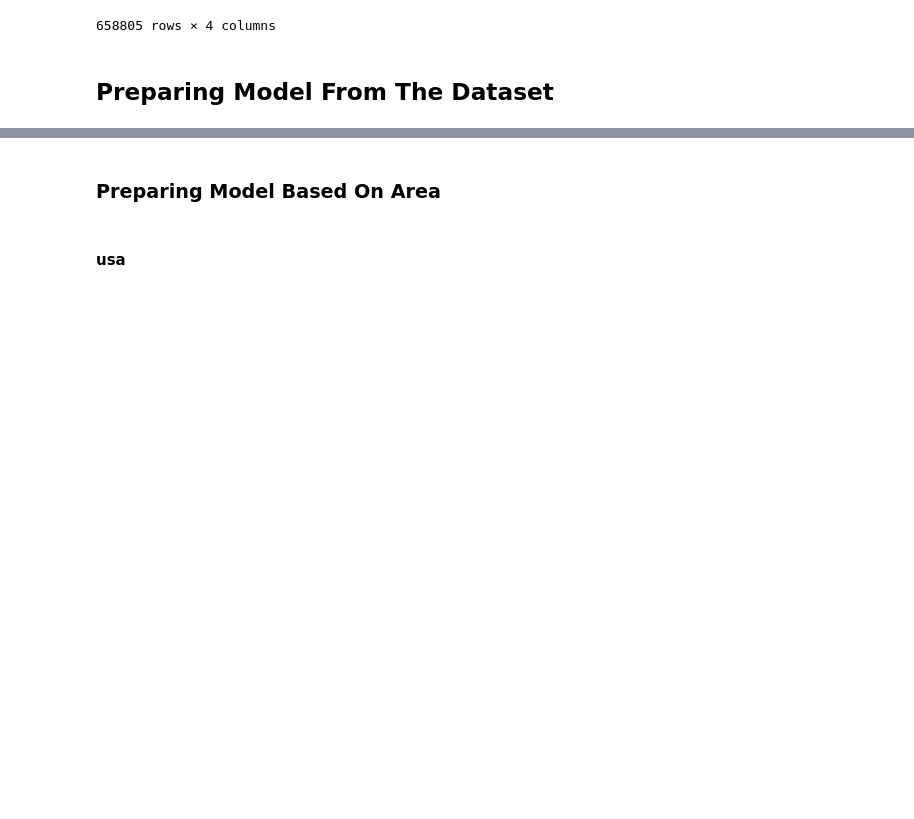
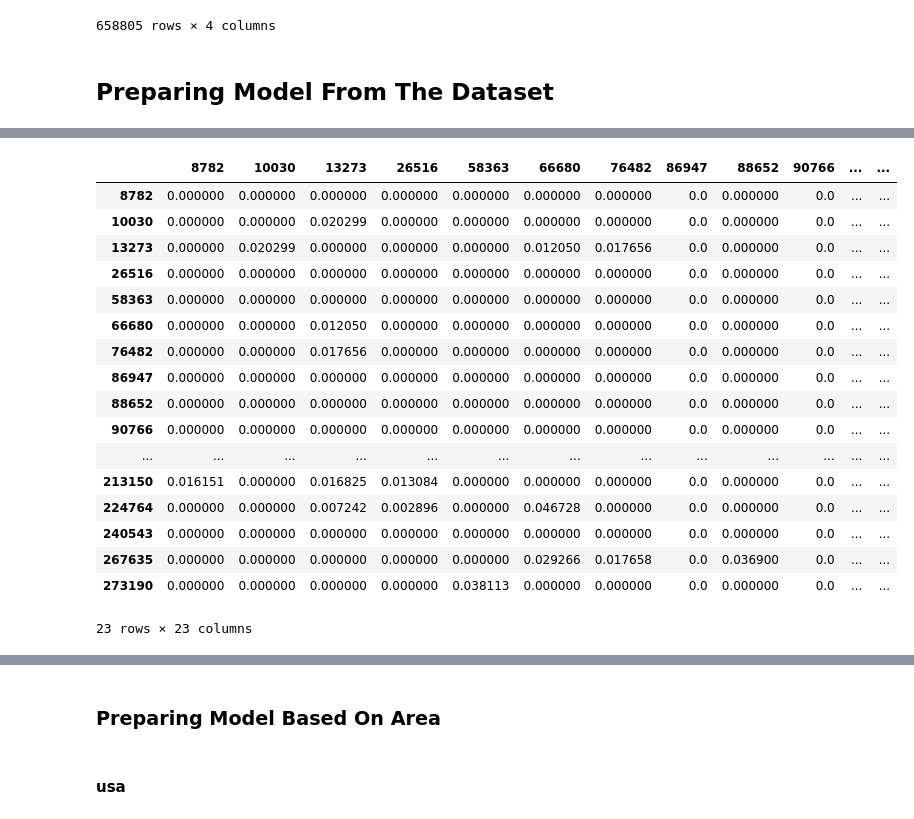
Before and after one commit to kunal-mallick/Book_Recommendation, a Jupyter notebook: Model Building/Model.ipynb, the cells around one changed output, grey strips where cells are left out. Saved outputs shown, nothing was run; the diff lists cells and outputs as text; code cells hidden in the pictures; blank space fills up the shorter version.

```diff
--- a/Model Building/Model.ipynb
+++ b/Model Building/Model.ipynb
@@ -805,0 +420,4 @@ others_similarity1
+# %%
+el= age[age['Age_Type'] == 'Elder']
+
+el
@@ -805,0 +438,5 @@ others_similarity1
+# %%
+Elder = el.pivot_table(index='User-ID', columns='ISBN', values='Book-Rating')
+Elder.fillna(0, inplace=True)
+
+Elder
@@ -805,0 +463,28 @@ others_similarity1
+# %%
+Elder_similarity = 1 - pairwise_distances(Elder,metric='cosine')
+np.fill_diagonal(Elder_similarity,0)
+
+Elder_similarity = pd.DataFrame(Elder_similarity)
+Elder_similarity.index = np.sort(el['User-ID'].unique())
+Elder_similarity.columns = np.sort(el['User-ID'].unique())
+
+Elder_similarity
+# %% [output]
+|  | 8782 | 10030 | 13273 | 26516 | 58363 | 66680 | 76482 | 86947 | 88652 | 90766 | ... | ... |
+| 8782 | 0.000000 | 0.000000 | 0.000000 | 0.000000 | 0.000000 | 0.000000 | 0.000000 | 0.0 | 0.000000 | 0.0 | ... | ... |
+| 10030 | 0.000000 | 0.000000 | 0.020299 | 0.000000 | 0.000000 | 0.000000 | 0.000000 | 0.0 | 0.000000 | 0.0 | ... | ... |
+| 13273 | 0.000000 | 0.020299 | 0.000000 | 0.000000 | 0.000000 | 0.012050 | 0.017656 | 0.0 | 0.000000 | 0.0 | ... | ... |
+| 26516 | 0.000000 | 0.000000 | 0.000000 | 0.000000 | 0.000000 | 0.000000 | 0.000000 | 0.0 | 0.000000 | 0.0 | ... | ... |
+| 58363 | 0.000000 | 0.000000 | 0.000000 | 0.000000 | 0.000000 | 0.000000 | 0.000000 | 0.0 | 0.000000 | 0.0 | ... | ... |
+| 66680 | 0.000000 | 0.000000 | 0.012050 | 0.000000 | 0.000000 | 0.000000 | 0.000000 | 0.0 | 0.000000 | 0.0 | ... | ... |
+| 76482 | 0.000000 | 0.000000 | 0.017656 | 0.000000 | 0.000000 | 0.000000 | 0.000000 | 0.0 | 0.000000 | 0.0 | ... | ... |
+| 86947 | 0.000000 | 0.000000 | 0.000000 | 0.000000 | 0.000000 | 0.000000 | 0.000000 | 0.0 | 0.000000 | 0.0 | ... | ... |
+| 88652 | 0.000000 | 0.000000 | 0.000000 | 0.000000 | 0.000000 | 0.000000 | 0.000000 | 0.0 | 0.000000 | 0.0 | ... | ... |
+| 90766 | 0.000000 | 0.000000 | 0.000000 | 0.000000 | 0.000000 | 0.000000 | 0.000000 | 0.0 | 0.000000 | 0.0 | ... | ... |
+| ... | ... | ... | ... | ... | ... | ... | ... | ... | ... | ... | ... | ... |
+| 213150 | 0.016151 | 0.000000 | 0.016825 | 0.013084 | 0.000000 | 0.000000 | 0.000000 | 0.0 | 0.000000 | 0.0 | ... | ... |
+| 224764 | 0.000000 | 0.000000 | 0.007242 | 0.002896 | 0.000000 | 0.046728 | 0.000000 | 0.0 | 0.000000 | 0.0 | ... | ... |
+| 240543 | 0.000000 | 0.000000 | 0.000000 | 0.000000 | 0.000000 | 0.000000 | 0.000000 | 0.0 | 0.000000 | 0.0 | ... | ... |
+| 267635 | 0.000000 | 0.000000 | 0.000000 | 0.000000 | 0.000000 | 0.029266 | 0.017658 | 0.0 | 0.036900 | 0.0 | ... | ... |
+| 273190 | 0.000000 | 0.000000 | 0.000000 | 0.000000 | 0.038113 | 0.000000 | 0.000000 | 0.0 | 0.000000 | 0.0 | ... | ... |
+23 rows × 23 columns
```
Also changed, not shown: parts of 73 cells of this notebook.
